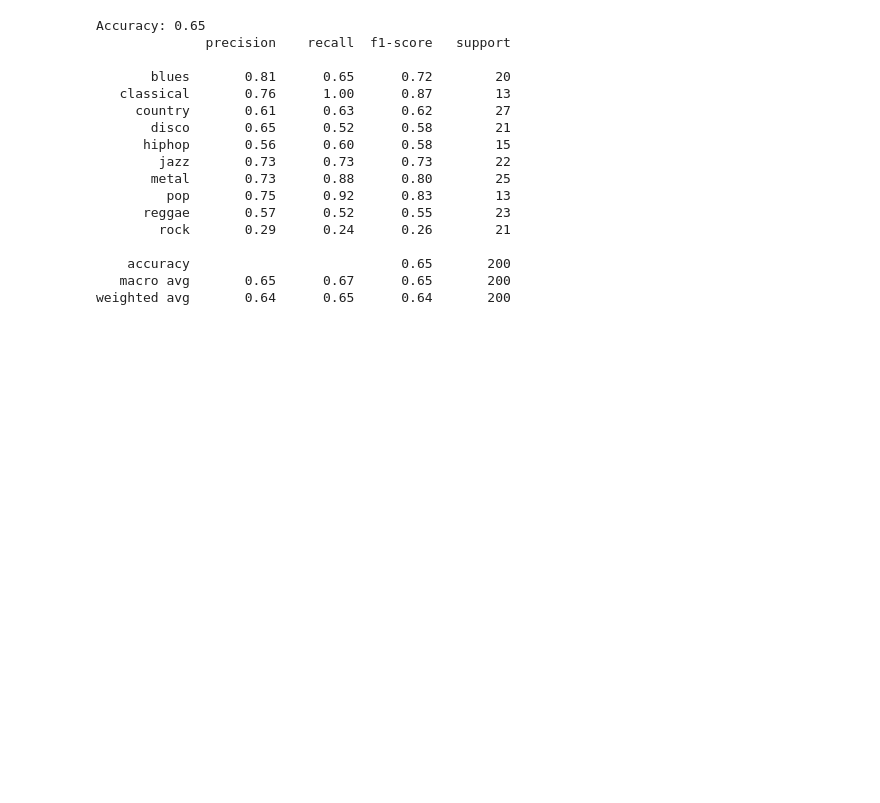
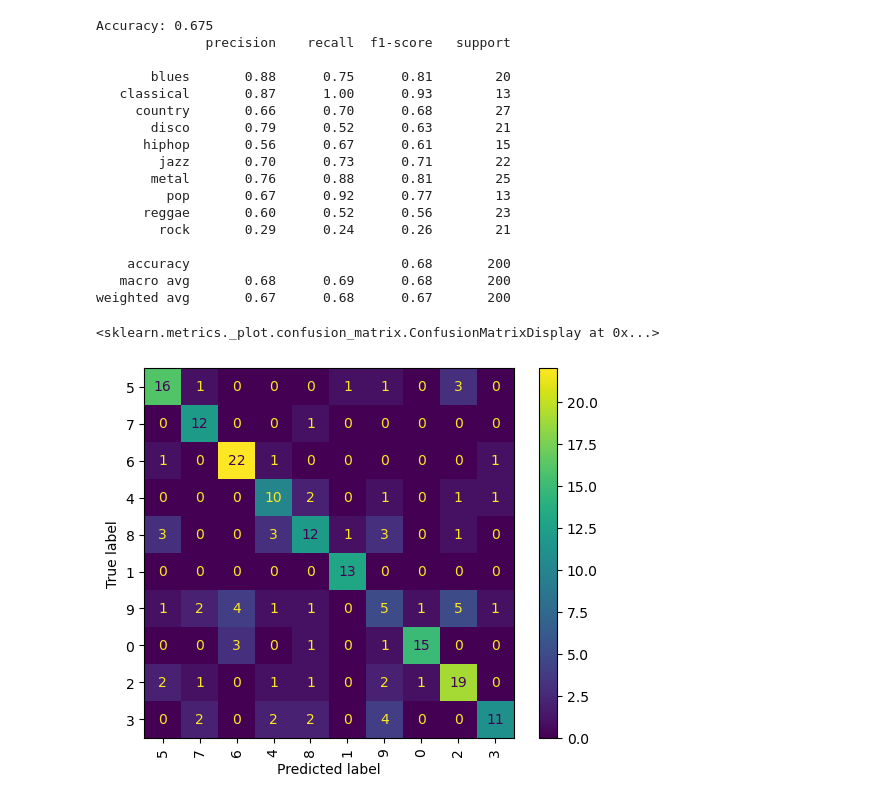
Before and after one commit to imthomp/music-classification, a Jupyter notebook: voting_classifier.ipynb, the cells around one changed output. Saved outputs shown, nothing was run; the diff lists cells and outputs as text; code cells hidden in the pictures; blank space fills up the shorter version.

Commit message:
add new data

```diff
--- a/voting_classifier.ipynb
+++ b/voting_classifier.ipynb
@@ -5,9 +5,13 @@ from sklearn.preprocessing import LabelEncoder
 from sklearn.ensemble import RandomForestClassifier, VotingClassifier
 from sklearn.linear_model import LogisticRegression
 from sklearn.svm import SVC
-from sklearn.metrics import accuracy_score, classification_report
+from sklearn.metrics import (
+    accuracy_score,
+    classification_report,
+    confusion_matrix,
+    ConfusionMatrixDisplay,
+)
 from sklearn.preprocessing import StandardScaler
-
 
 
 from sklearn.ensemble import VotingClassifier
@@ -18,70 +22,82 @@ from xgboost import XGBClassifier
 from sklearn.neural_network import MLPClassifier
 from sklearn.neighbors import KNeighborsClassifier
 
+
 # Load your dataset
-df = pd.read_csv("data\data.csv")  # Make sure to replace "path/to/your/data.csv" with the actual path to your dataset
+df = pd.read_csv(
+    "data\data.csv"
+)  # Make sure to replace "path/to/your/data.csv" with the actual path to your dataset
 
 # If the labels are not yet encoded, you'll need to encode them
 label_encoder = LabelEncoder()
-df['label'] = label_encoder.fit_transform(df['label'])
+df["label"] = label_encoder.fit_transform(df["label"])
 
 # Define features and labels
-X = df.drop(['label', 'filename'], axis=1)
-y = df['label']
+X = df.drop(["label", "filename"], axis=1)
+y = df["label"]
 
 # Split the dataset into training and testing sets
-X_train, X_test, y_train, y_test = train_test_split(X, y, test_size=0.2, random_state=42)
+X_train, X_test, y_train, y_test = train_test_split(
+    X, y, test_size=0.2, random_state=42
+)
 
 
 scaler = StandardScaler()
 X_train_scaled = scaler.fit_transform(X_train)
 X_test_scaled = scaler.transform(X_test)
 
 
-
 # Initialize models
 log_clf = LogisticRegression(max_iter=5000, random_state=42)
 rf_clf = RandomForestClassifier(random_state=42)
 svm_clf = SVC(probability=True, random_state=42)
-xgb_clf = XGBClassifier(use_label_encoder=False, eval_metric='mlogloss')
+xgb_clf = XGBClassifier(use_label_encoder=False, eval_metric="mlogloss")
 mlp_clf = MLPClassifier(random_state=42)
 knn_clf = KNeighborsClassifier()
 
 # Create the voting classifier ensemble
 voting_clf = VotingClassifier(
     estimators=[
-        ('lr', log_clf),
-        ('rf', rf_clf),
-        ('svc', svm_clf),
-        ('xgb', xgb_clf),
-        ('mlp', mlp_clf),
-        ('knn', knn_clf)
+        ("lr", log_clf),
+        ("rf", rf_clf),
+        ("svc", svm_clf),
+        ("xgb", xgb_clf),
+        ("mlp", mlp_clf),
+        ("knn", knn_clf),
     ],
-    voting='soft'
+    voting="soft",
 )
 
 # Fit and predict as before
 voting_clf.fit(X_train_scaled, y_train)
 y_pred = voting_clf.predict(X_test_scaled)
 
 # Evaluate the expanded model
 print(f"Accuracy: {accuracy_score(y_test, y_pred)}")
 print(classification_report(y_test, y_pred, target_names=label_encoder.classes_))
+
+classes = pd.unique(y_pred)
+conf_matrix = ConfusionMatrixDisplay(
+    confusion_matrix(y_test, y_pred, labels=classes), display_labels=classes
+)
+conf_matrix.plot(xticks_rotation=90)
 # %% [output]
-Accuracy: 0.65
+Accuracy: 0.675
               precision    recall  f1-score   support
 
-       blues       0.81      0.65      0.72        20
-   classical       0.76      1.00      0.87        13
-     country       0.61      0.63      0.62        27
-       disco       0.65      0.52      0.58        21
-      hiphop       0.56      0.60      0.58        15
-        jazz       0.73      0.73      0.73        22
-       metal       0.73      0.88      0.80        25
-         pop       0.75      0.92      0.83        13
-      reggae       0.57      0.52      0.55        23
+       blues       0.88      0.75      0.81        20
+   classical       0.87      1.00      0.93        13
+     country       0.66      0.70      0.68        27
+       disco       0.79      0.52      0.63        21
+      hiphop       0.56      0.67      0.61        15
+        jazz       0.70      0.73      0.71        22
+       metal       0.76      0.88      0.81        25
+         pop       0.67      0.92      0.77        13
+      reggae       0.60      0.52      0.56        23
         rock       0.29      0.24      0.26        21
 
-    accuracy                           0.65       200
-   macro avg       0.65      0.67      0.65       200
-weighted avg       0.64      0.65      0.64       200
+    accuracy                           0.68       200
+   macro avg       0.68      0.69      0.68       200
+weighted avg       0.67      0.68      0.67       200
+<sklearn.metrics._plot.confusion_matrix.ConfusionMatrixDisplay at 0x...>
+[figure, added]
```
Also changed, not shown: 1 other file.
